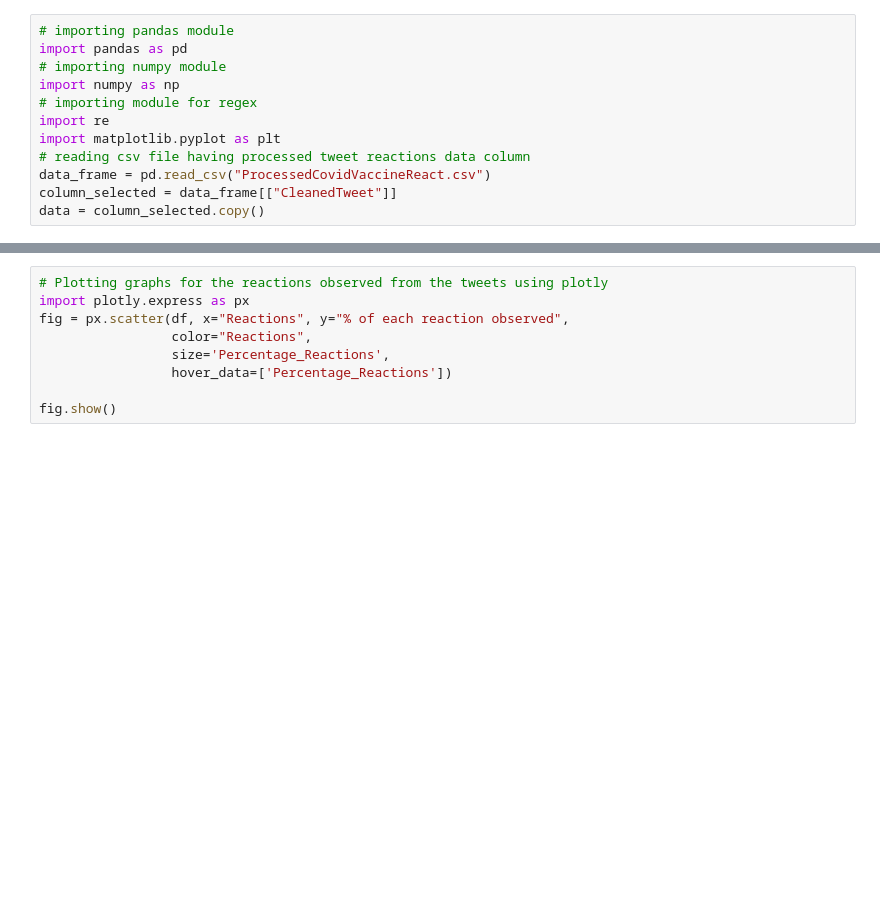
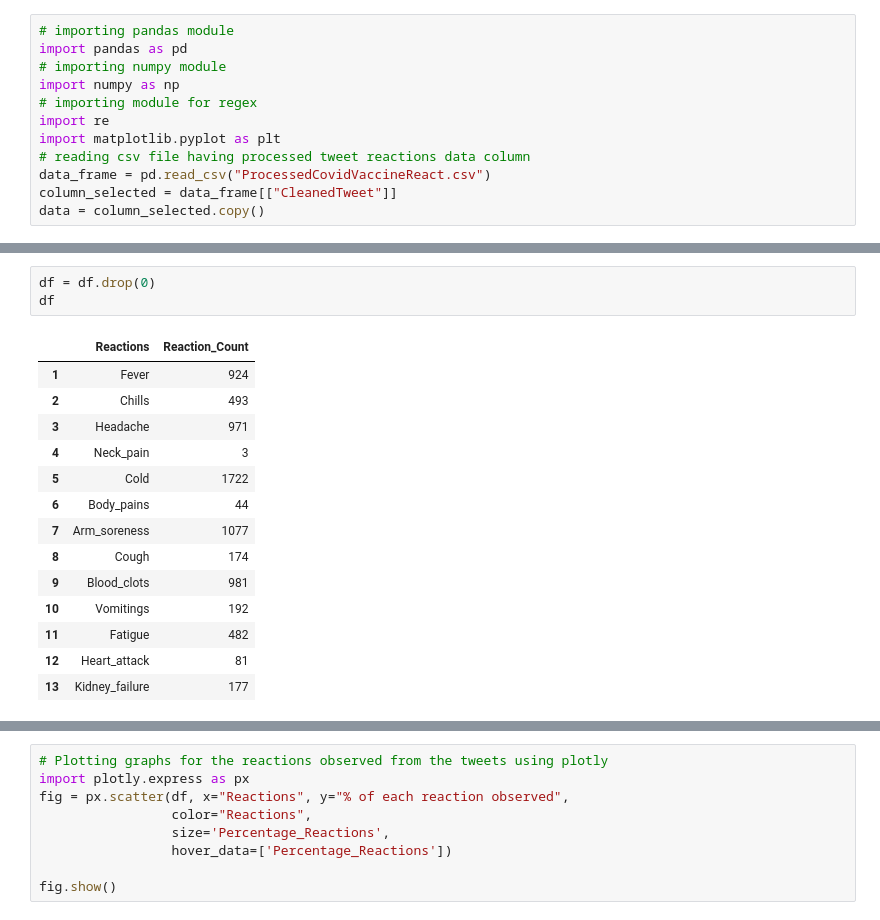
Before and after one commit to Nagmashaik123/Section203-Group06, a Jupyter notebook: Vacc_Reactions_Data_Modelling.ipynb, the cells around one changed output, grey strips where cells are left out. Cells and saved outputs as stored; diff of their text form; blank space fills up the shorter version.

```diff
--- a/Vacc_Reactions_Data_Modelling.ipynb
+++ b/Vacc_Reactions_Data_Modelling.ipynb
@@ -121,0 +120,18 @@ df
+# %%
+df = df.drop(0)
+df
+# %% [output]
+|  | Reactions | Reaction_Count |
+| 1 | Fever | 924 |
+| 2 | Chills | 493 |
+| 3 | Headache | 971 |
+| 4 | Neck_pain | 3 |
+| 5 | Cold | 1722 |
+| 6 | Body_pains | 44 |
+| 7 | Arm_soreness | 1077 |
+| 8 | Cough | 174 |
+| 9 | Blood_clots | 981 |
+| 10 | Vomitings | 192 |
+| 11 | Fatigue | 482 |
+| 12 | Heart_attack | 81 |
+| 13 | Kidney_failure | 177 |
```
Also changed, not shown: parts of 8 cells of this notebook.
